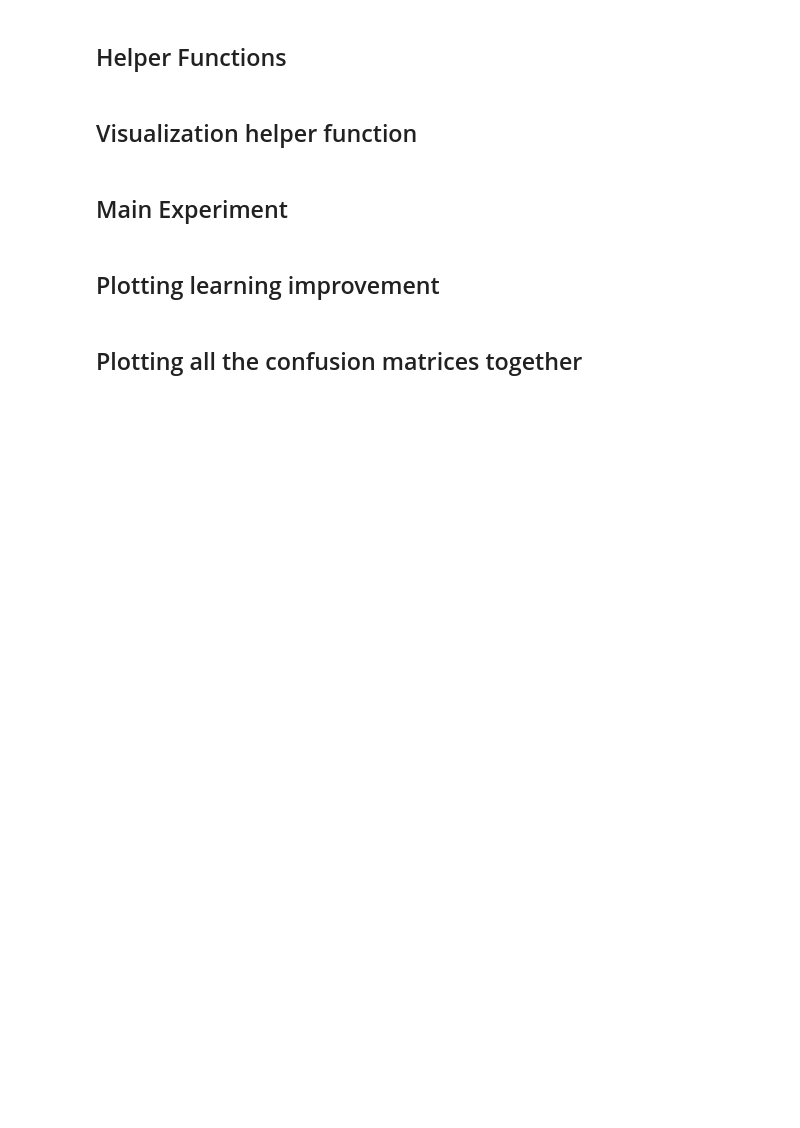
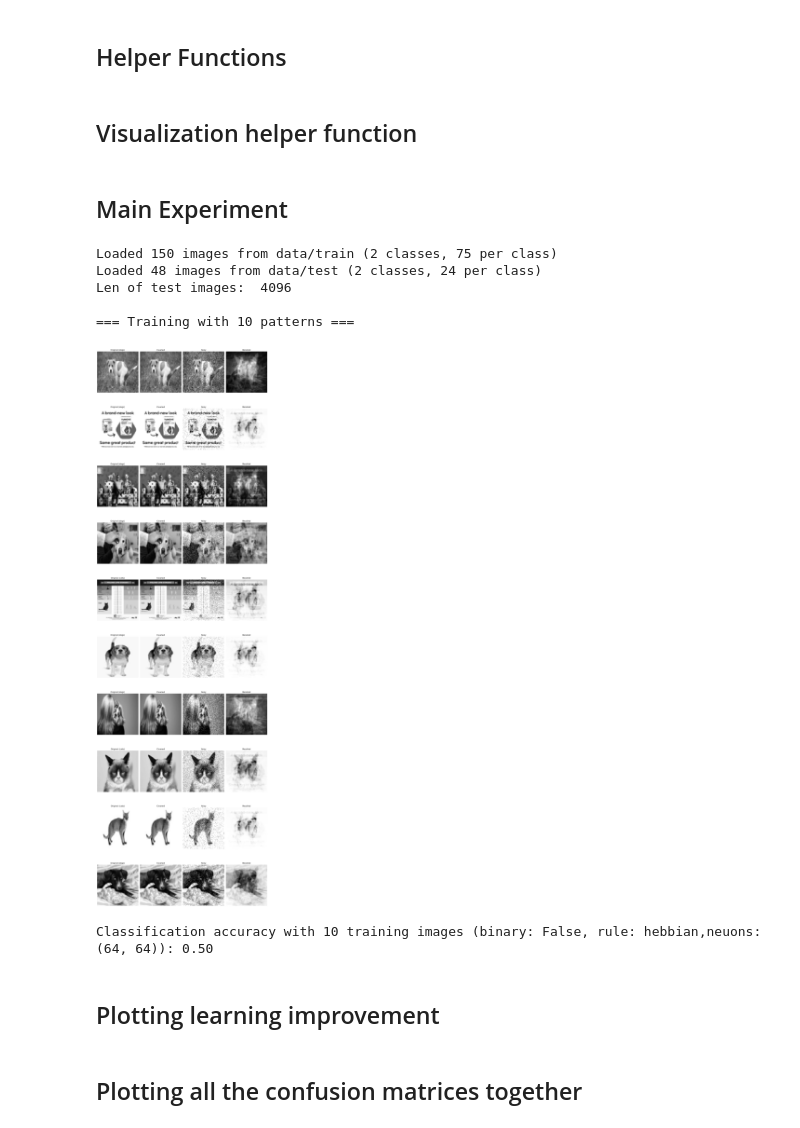
Before and after one commit to GabrielaGroenenewegenVanDerWeijden/FinalProjectNeuroAI, a Jupyter notebook: hopfield.ipynb, the cells around one changed output. Saved outputs shown, nothing was run; the diff lists cells and outputs as text; code cells hidden in the pictures; blank space fills up the shorter version.

```diff
--- a/hopfield.ipynb
+++ b/hopfield.ipynb
@@ -352,6 +349,30 @@ results_more_neurons, confs_more_neurons = run_hopfield_experiment(
 )
 
 np.savez("results_more_neurons.npz", results=results_more_neurons, confs=confs_more_neurons)
+# %%
+# Base model with more neurons
+train_counts = [10]
+results_more_neurons_non_binary, confs_more_neurons_non_binary = run_hopfield_experiment(
+    learning_rule="hebbian",
+    hebbian_trainer=hebbian_trainer,
+    train_counts= train_counts,
+    storkey_rule=storkey_rule,
+    imageGenerator=imageGenerator,
+    prediction=prediction,
+    plot_image_reconstruction=plot_image_reconstruction,
+    image_size=(64, 64), # More neurons
+    binary = False
+)
+
+np.savez("results_more_nodes_non_binary.npz", results=results_more_neurons_non_binary, confs=confs_more_neurons_non_binary)
+# %% [output]
+Loaded 150 images from data/train (2 classes, 75 per class)
+Loaded 48 images from data/test (2 classes, 24 per class)
+Len of test images:  4096
+
+=== Training with 10 patterns ===
+[figure, added]
+Classification accuracy with 10 training images (binary: False, rule: hebbian,neuons:(64, 64)): 0.50
 # %% [markdown]
 ## Plotting learning improvement
 # %%
```
Also changed, not shown: parts of 1 cell of this notebook, 2 other files.
